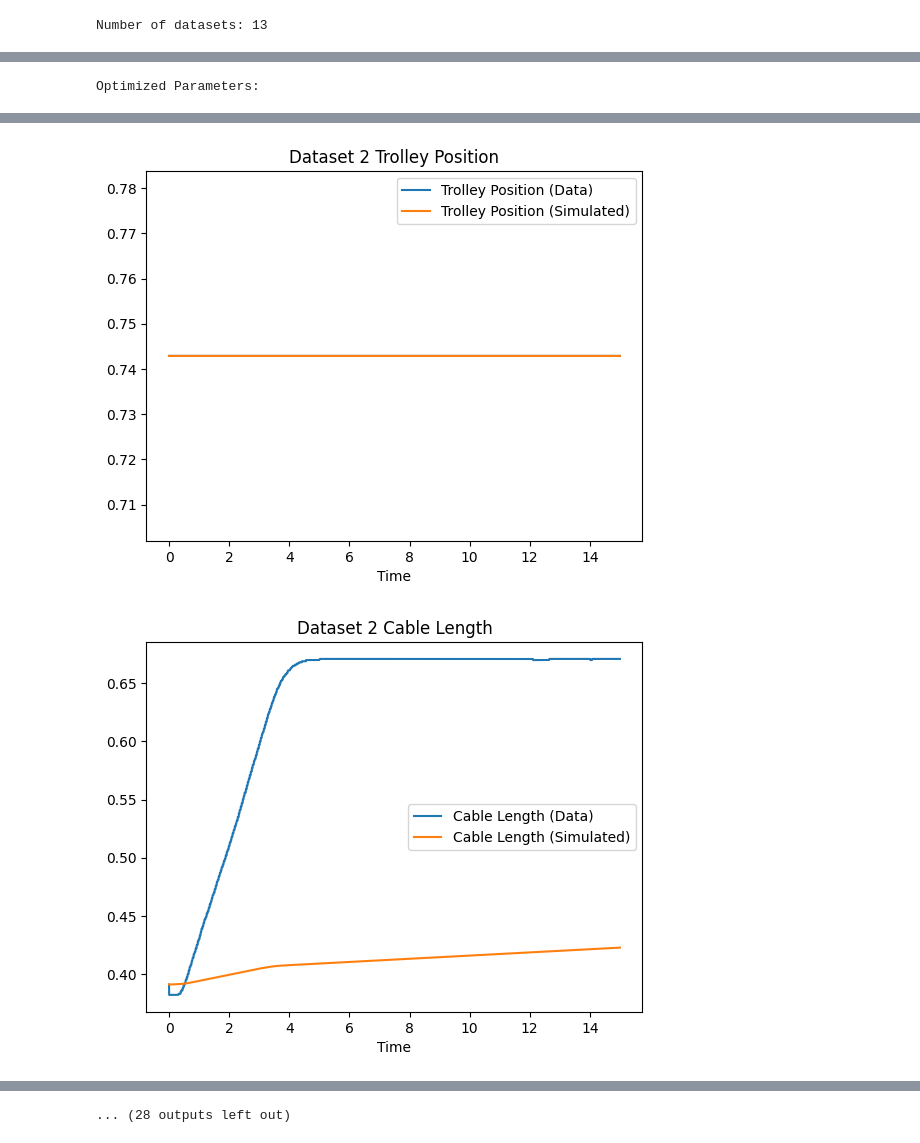
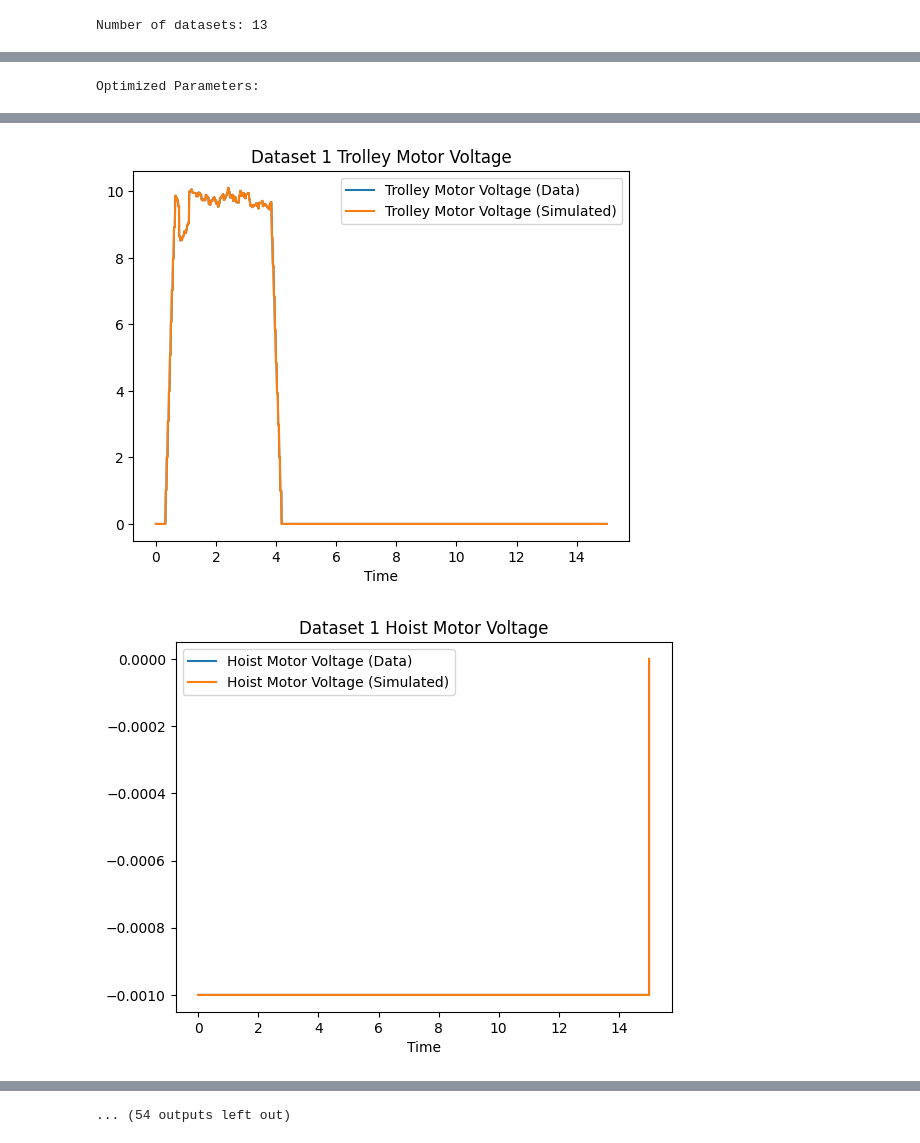
Before and after one commit to Cristian-Napitupulu/gantry_crane_model_optimizer, a Jupyter notebook: GD_optimizer.ipynb, the cells around one changed output, grey strips where cells are left out. Drawn from its saved outputs; the diff is of its cells as text; code cells hidden in the pictures.

```diff
--- a/GD_optimizer.ipynb
+++ b/GD_optimizer.ipynb
@@ -420,6 +421,36 @@ for dataset in interpolated_datasets:
     plt.legend()
     plt.show()
 
+    plt.plot(
+        dataset["time"],
+        dataset["trolley_motor_voltage"],
+        label="Trolley Motor Voltage (Data)",
+    )
+    plt.plot(
+        dataset["time"],
+        simulation_results["trolley_motor_voltage"],
+        label="Trolley Motor Voltage (Simulated)",
+    )
+    plt.xlabel("Time")
+    plt.title(f"Dataset {i+1} Trolley Motor Voltage")
+    plt.legend()
+    plt.show()
+
+    plt.plot(
+        dataset["time"],
+        dataset["hoist_motor_voltage"],
+        label="Hoist Motor Voltage (Data)",
+    )
+    plt.plot(
+        dataset["time"],
+        simulation_results["hoist_motor_voltage"],
+        label="Hoist Motor Voltage (Simulated)",
+    )
+    plt.xlabel("Time")
+    plt.title(f"Dataset {i+1} Hoist Motor Voltage")
+    plt.legend()
+    plt.show()
+
     i += 1
 # %% [output]
 Optimized Parameters:
@@ -429,2 +460,2 @@ Optimized Parameters:
-[figure, old version]
+[figure, new version]
-[figure, old version]
+[figure, new version]
@@ -437 +468 @@ Optimized Parameters:
-... (28 outputs left out)
+... (54 outputs left out)
```
Also changed, not shown: parts of 3 cells of this notebook, 3 other files.
